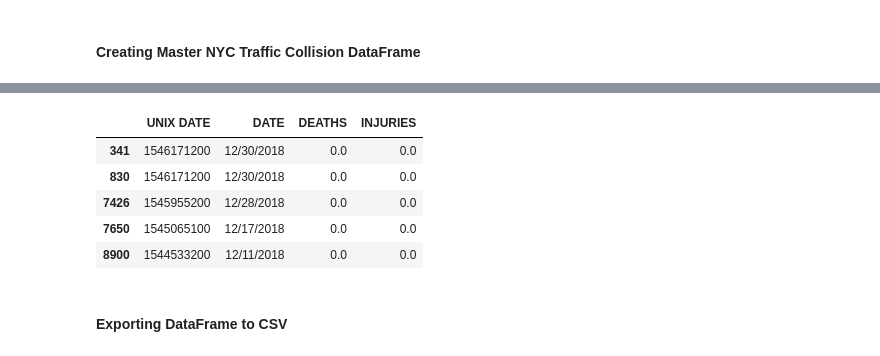
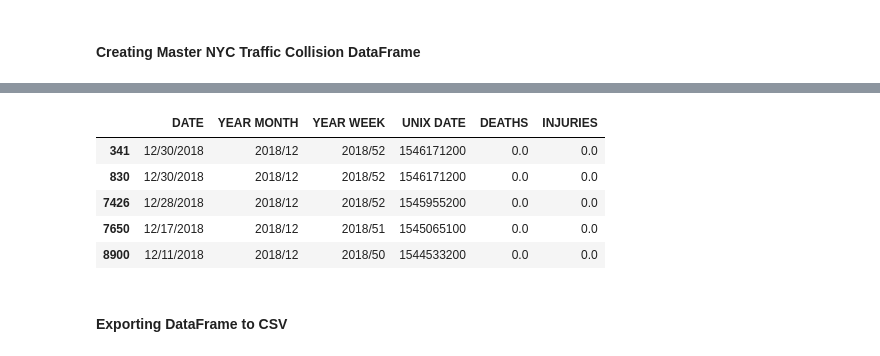
Before and after one commit to huntercash/ProjectOne, a Jupyter notebook: master_notebooks/cleaning.ipynb, the cells around one changed output, grey strips where cells are left out. Saved outputs shown, nothing was run; the diff lists cells and outputs as text; code cells hidden in the pictures.

```diff
--- a/master_notebooks/cleaning.ipynb
+++ b/master_notebooks/cleaning.ipynb
@@ -154,3 +105,6 @@ Name: DATE, Length: 1826, dtype: int64
 # %%
 #Rename Two Columns
 renamed = drp_nyc_data.rename(columns={"NUMBER OF PERSONS INJURED":"INJURIES", "NUMBER OF PERSONS KILLED":"DEATHS"})
+# %%
+renamed['STAN DATE'] = pd.to_datetime(renamed['UNIX DATE'],unit='s')
+renamed.head()
@@ -156,0 +119,4 @@ renamed = drp_nyc_data.rename(columns={"NUMBER OF PERSONS INJURED":"INJURIES", "
+# %%
+renamed['YEAR'] = renamed['COLLISION DATE'].dt.year
+renamed['MONTH'] = renamed['COLLISION DATE'].dt.month
+renamed.head()
@@ -157,14 +131,18 @@ renamed = drp_nyc_data.rename(columns={"NUMBER OF PERSONS INJURED":"INJURIES", "
+# %%
+renamed['WEEK'] = renamed['STAN DATE'].dt.week
+renamed['YEAR WEEK'] = renamed['YEAR'].map(str) + "/" + renamed['WEEK'].map(str)
+renamed['YEAR MONTH'] = renamed['YEAR'].map(str) + "/" + renamed['MONTH'].map(str)
 # %%
 # Creating a new DataFrame that removes the unwanted columns
-final_nyc_data = renamed[['UNIX DATE', 'DATE', 'DEATHS', 'INJURIES']]
+final_nyc_data = renamed[['DATE', 'YEAR MONTH', 'YEAR WEEK', 'UNIX DATE', 'DEATHS', 'INJURIES']]
 final_nyc_data.head()
 # %% [output]
-|  | UNIX DATE | DATE | DEATHS | INJURIES |
-| 341 | 1546171200 | 12/30/2018 | 0.0 | 0.0 |
-| 830 | 1546171200 | 12/30/2018 | 0.0 | 0.0 |
-| 7426 | 1545955200 | 12/28/2018 | 0.0 | 0.0 |
-| 7650 | 1545065100 | 12/17/2018 | 0.0 | 0.0 |
-| 8900 | 1544533200 | 12/11/2018 | 0.0 | 0.0 |
+|  | DATE | YEAR MONTH | YEAR WEEK | UNIX DATE | DEATHS | INJURIES |
+| 341 | 12/30/2018 | 2018/12 | 2018/52 | 1546171200 | 0.0 | 0.0 |
+| 830 | 12/30/2018 | 2018/12 | 2018/52 | 1546171200 | 0.0 | 0.0 |
+| 7426 | 12/28/2018 | 2018/12 | 2018/52 | 1545955200 | 0.0 | 0.0 |
+| 7650 | 12/17/2018 | 2018/12 | 2018/51 | 1545065100 | 0.0 | 0.0 |
+| 8900 | 12/11/2018 | 2018/12 | 2018/50 | 1544533200 | 0.0 | 0.0 |
 # %% [markdown]
 #### Exporting DataFrame to CSV
 # %%
```
Also changed, not shown: parts of 15 cells of this notebook, 1 other file.
